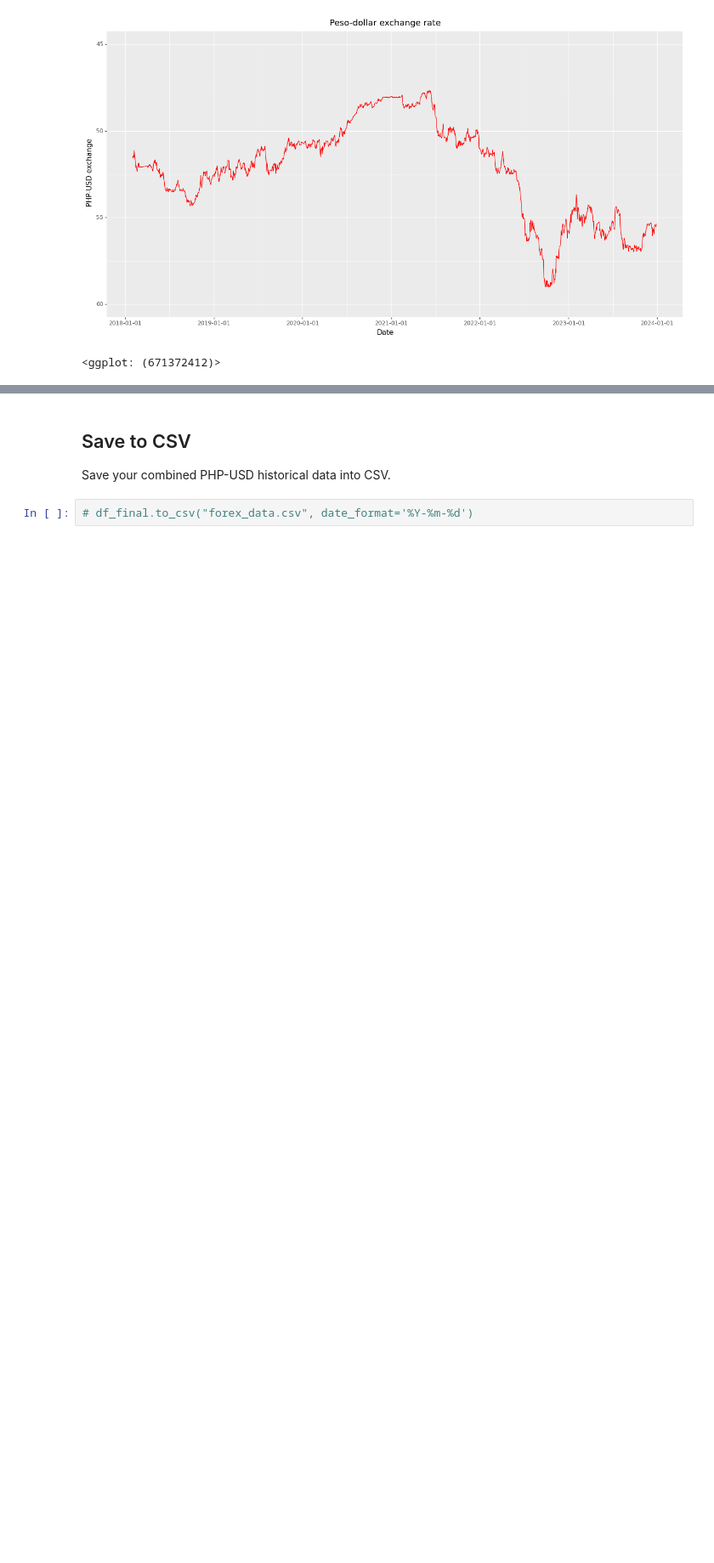
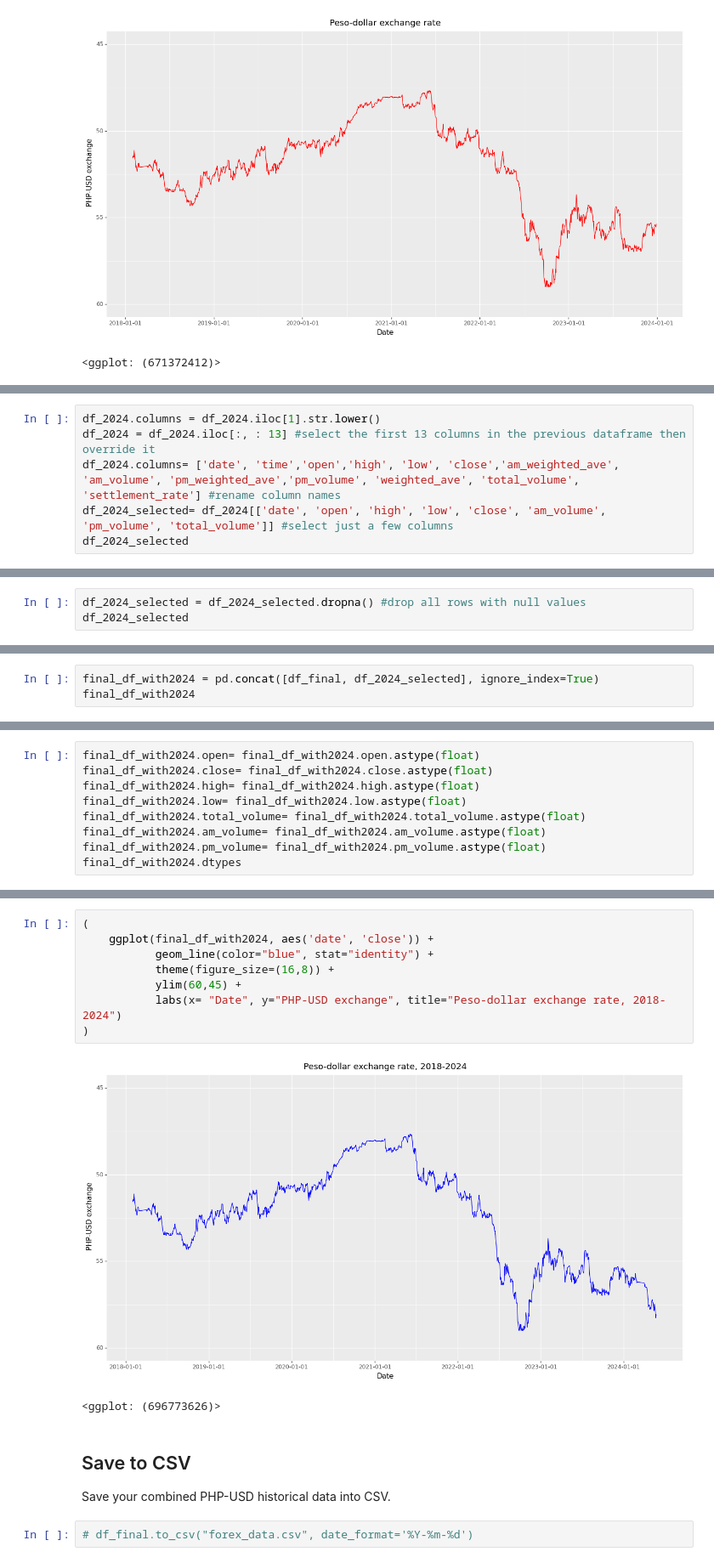
Before and after one commit to pmagtulis/usd-php-forex, a Jupyter notebook: forex-ph.ipynb, the cells around one changed output, grey strips where cells are left out. Shown at 85% size. Cells and saved outputs as stored; diff of their text form; blank space fills up the shorter version.

```diff
--- a/forex-ph.ipynb
+++ b/forex-ph.ipynb
@@ -428,0 +450,6 @@ df_final.sort_values('close')
+# %%
+df_2024.columns = df_2024.iloc[1].str.lower()
+df_2024 = df_2024.iloc[:, : 13] #select the first 13 columns in the previous dataframe then override it
+df_2024.columns= ['date', 'time','open','high', 'low', 'close','am_weighted_ave', 'am_volume', 'pm_weighted_ave','pm_volume', 'weighted_ave', 'total_volume', 'settlement_rate'] #rename column names
+df_2024_selected= df_2024[['date', 'open', 'high', 'low', 'close', 'am_volume', 'pm_volume', 'total_volume']] #select just a few columns
+df_2024_selected
@@ -428,0 +470,3 @@ df_final.sort_values('close')
+# %%
+df_2024_selected = df_2024_selected.dropna() #drop all rows with null values
+df_2024_selected
@@ -428,0 +489,3 @@ df_final.sort_values('close')
+# %%
+final_df_with2024 = pd.concat([df_final, df_2024_selected], ignore_index=True)
+final_df_with2024
@@ -428,0 +518,9 @@ df_final.sort_values('close')
+# %%
+final_df_with2024.open= final_df_with2024.open.astype(float)
+final_df_with2024.close= final_df_with2024.close.astype(float)
+final_df_with2024.high= final_df_with2024.high.astype(float)
+final_df_with2024.low= final_df_with2024.low.astype(float)
+final_df_with2024.total_volume= final_df_with2024.total_volume.astype(float)
+final_df_with2024.am_volume= final_df_with2024.am_volume.astype(float)
+final_df_with2024.pm_volume= final_df_with2024.pm_volume.astype(float)
+final_df_with2024.dtypes
@@ -429,3 +539,14 @@ df_final.sort_values('close')
+# %%
+(
+    ggplot(final_df_with2024, aes('date', 'close')) +
+           geom_line(color="blue", stat="identity") +
+           theme(figure_size=(16,8)) +
+           ylim(60,45) +
+           labs(x= "Date", y="PHP-USD exchange", title="Peso-dollar exchange rate, 2018-2024")
+)
+# %% [output]
+[figure, added]
+<ggplot: (696773626)>
 # %% [markdown]
 ## Save to CSV
 
```
Also changed, not shown: parts of 15 cells of this notebook, 1 other file.
